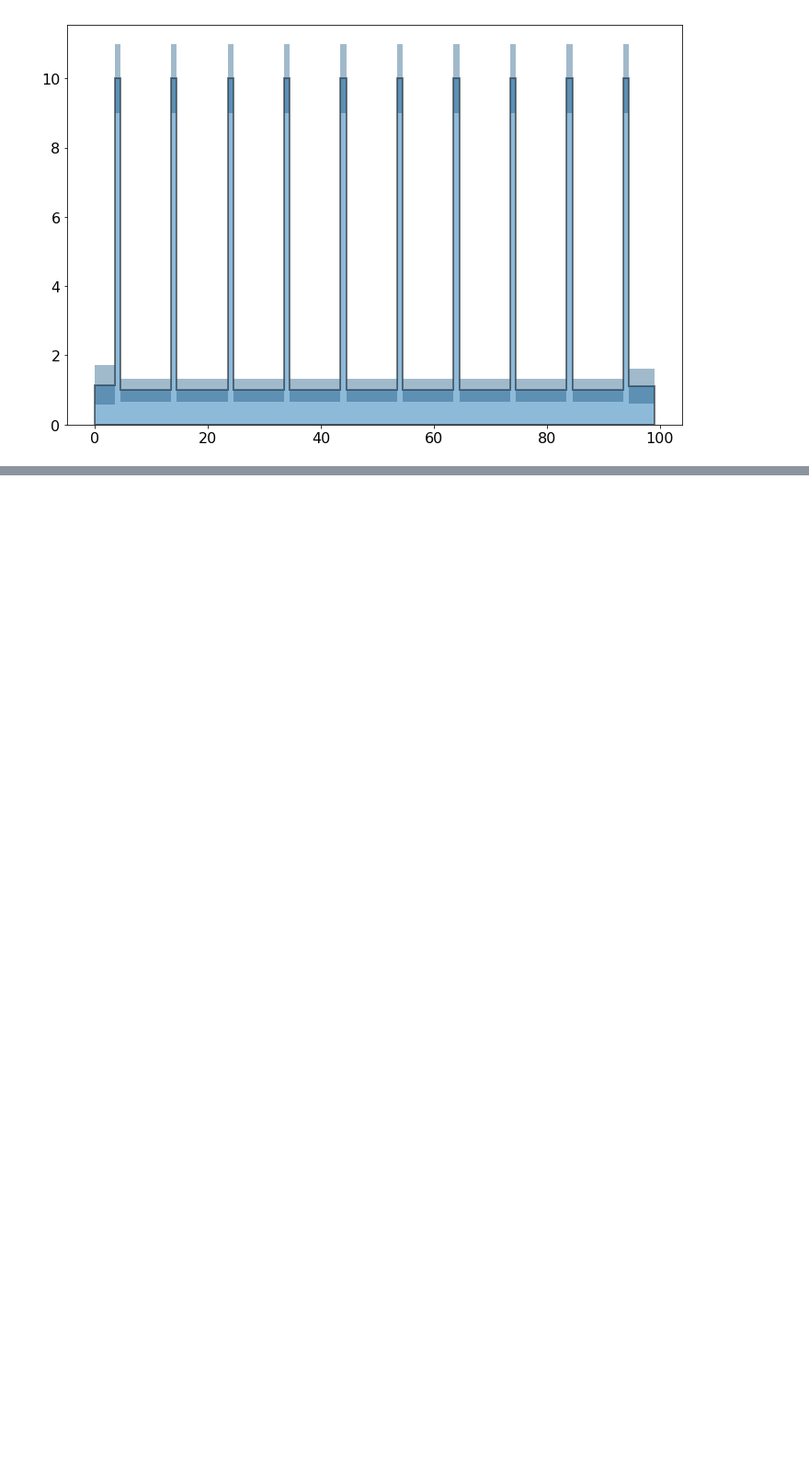
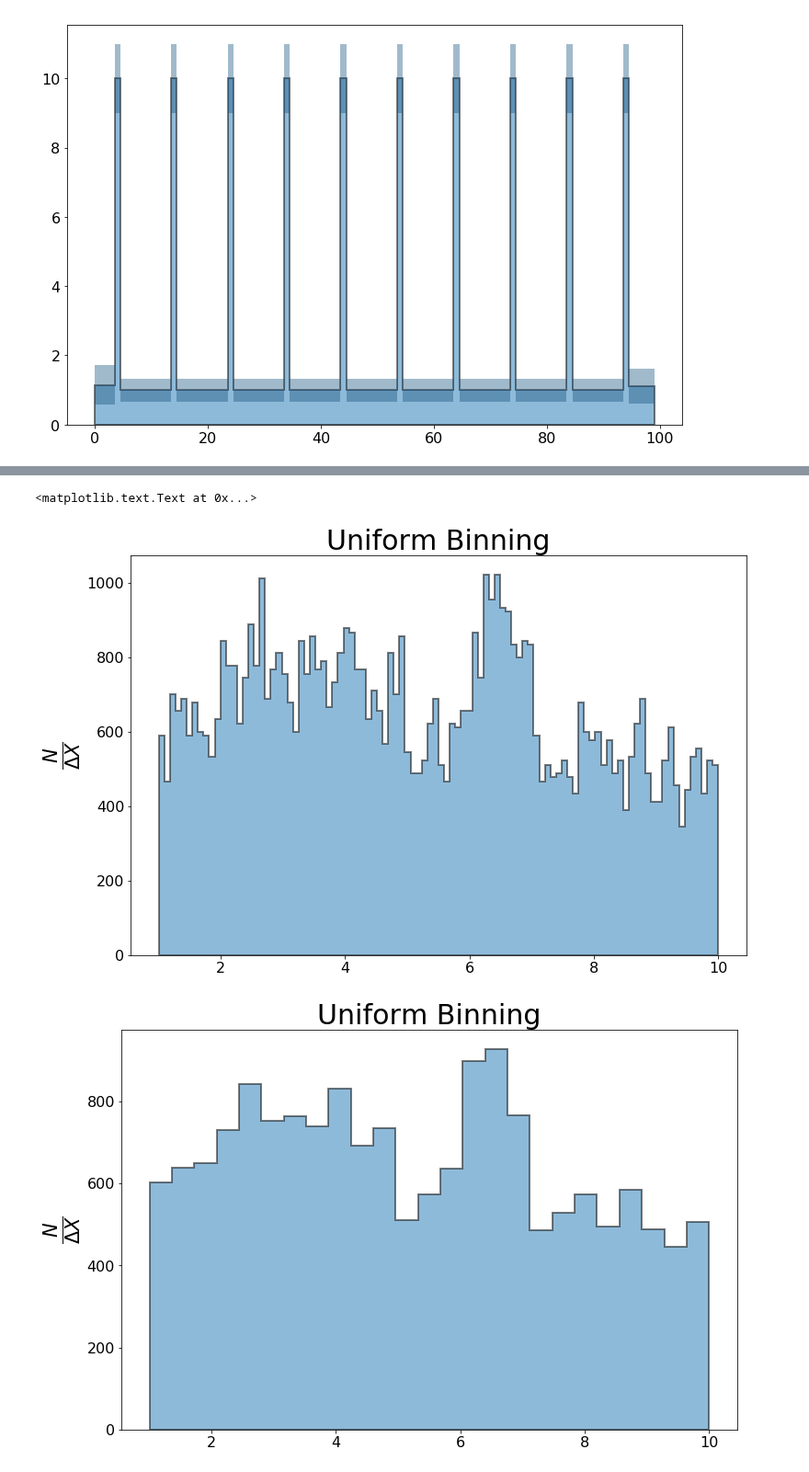
Before and after one commit to pollackscience/histogram_plus, a Jupyter notebook: scripts/hist_plus.ipynb, the cells around one changed output, grey strips where cells are left out. Shown at 92% size. Drawn from its saved outputs; the diff is of its cells as text; code cells hidden in the pictures; blank space fills up the shorter version.

```diff
--- a/scripts/hist_plus.ipynb
+++ b/scripts/hist_plus.ipynb
@@ -6,6 +6,7 @@ from histogram_plus.hist_funcs import hist
 %matplotlib inline
 plt.rcParams['figure.figsize'] = (12,8)
 # %%
+np.random.seed(8008)
 data = np.random.normal(0, 1, size=1000)
 weights = np.random.uniform(2,4, size=1000)
 weights2 = np.random.uniform(0.1,200, size=1000)
@@ -15,6 +16,9 @@ data3 = np.random.normal(6, 1, size=1000)
 data4 = np.random.normal(6, 1, size=100)
 weights4 = np.random.uniform(1,2, size=100)
 data_uni = np.random.uniform(1,10, size=1000)
+
+data_mixed_uni = np.concatenate([np.random.uniform(1,10, size=5000), np.random.uniform(2,5, size=600),
+                                 np.random.uniform(6,7, size=300)])
 # %%
 types = ['bar', 'stepfilled', 'step', 'marker']
 #types=['marker']
@@ -99,0 +111,17 @@ oh = hist(data, bins='blocks', weights=weights, errorbars=True, histtype='stepfi
+# %%
+#oh = hist(data_dbl, bins='blocks', histtype='stepfilled', scale='binwidth', p0=0.2)
+oh = hist(data_mixed_uni, bins=100, histtype='stepfilled', scale='binwidth')
+plt.title('Uniform Binning', fontsize=30)
+plt.ylabel(r'$\frac{N}{\Delta X}$', fontsize=30)
+plt.figure()
+oh = hist(data_mixed_uni, bins=25, histtype='stepfilled', scale='binwidth')
+plt.title('Uniform Binning', fontsize=30)
+plt.ylabel(r'$\frac{N}{\Delta X}$', fontsize=30)
+plt.figure()
+oh = hist(data_mixed_uni, bins='blocks', histtype='stepfilled', scale='binwidth', color='C2', p0=0.02)
+plt.title('Bayesian Blocks', fontsize=30)
+plt.ylabel(r'$\frac{N}{\Delta X}$', fontsize=30)
+# %% [output]
+<matplotlib.text.Text at 0x...>
+[figure, added]
+[figure, added]
```
Also changed, not shown: parts of 6 cells of this notebook, 1 other file.
